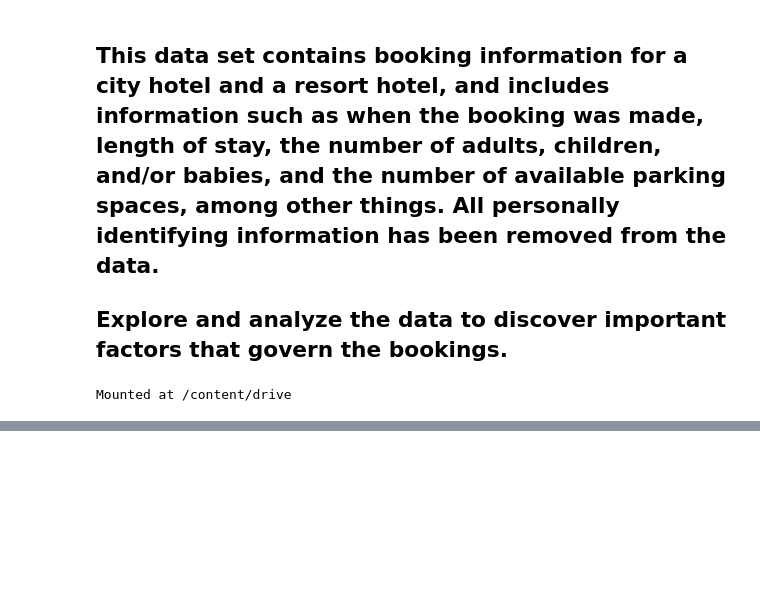
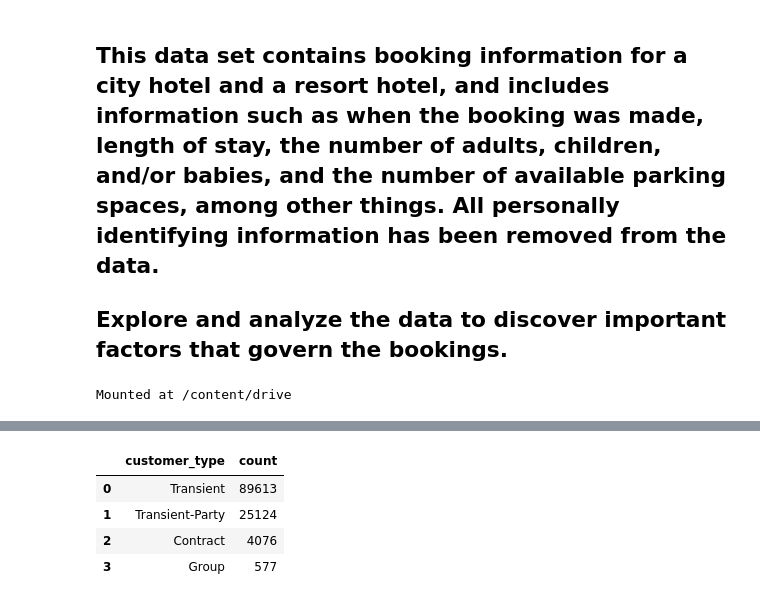
Before and after one commit to smkmohsin/hotel-booking-data-analysis, a Jupyter notebook: Hotel_Booking_Analysis_Sheikh_Mohsin_Kader.ipynb, the cells around one changed output, grey strips where cells are left out. Saved outputs shown, nothing was run; the diff lists cells and outputs as text; code cells hidden in the pictures; blank space fills up the shorter version.

```diff
--- a/Hotel_Booking_Analysis_Sheikh_Mohsin_Kader.ipynb
+++ b/Hotel_Booking_Analysis_Sheikh_Mohsin_Kader.ipynb
@@ -19,0 +138,9 @@ booking_df = pd.read_csv(filepath + 'Hotel Bookings.csv')
+# %%
+#fill children that have null value with 0
+booking_df.loc[booking_df['children'].isnull(), 'children'] = 0
+# %%
+#fill country that have null value with mode of country column
+booking_df['country'].fillna(booking_df['country'].mode().to_string(), inplace=True)
+# %%
+#fill agent that have null value with 0 of agent column
+booking_df['agent'].fillna(0, inplace=True)
@@ -60,0 +206,9 @@ booking_df.head()
+# %%
+customer_type_df = booking_df['customer_type'].value_counts().reset_index().rename(columns={'index':'customer_type', 'customer_type': 'count'})
+customer_type_df
+# %% [output]
+|  | customer_type | count |
+| 0 | Transient | 89613 |
+| 1 | Transient-Party | 25124 |
+| 2 | Contract | 4076 |
+| 3 | Group | 577 |
```
Also changed, not shown: parts of 25 cells of this notebook.
